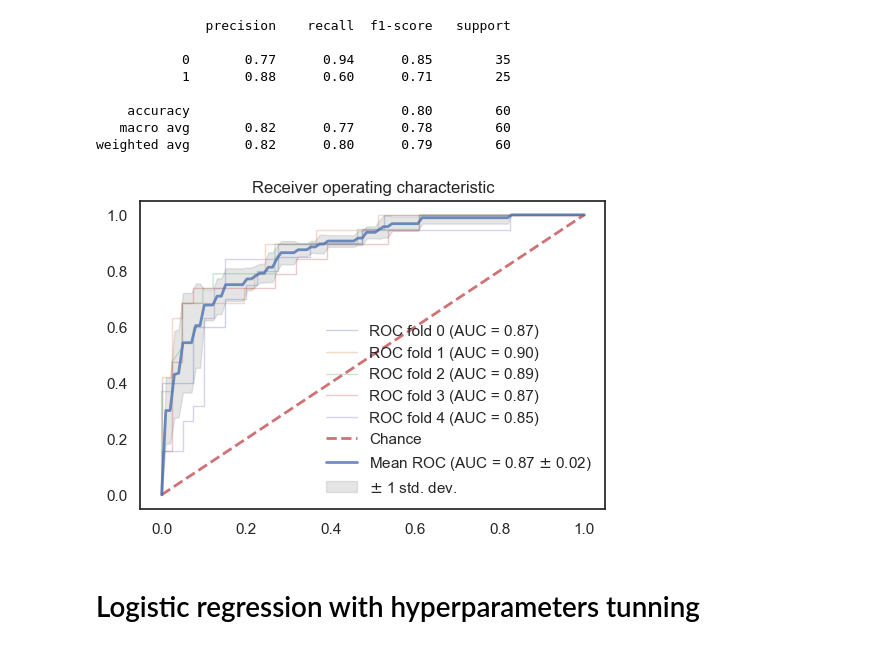
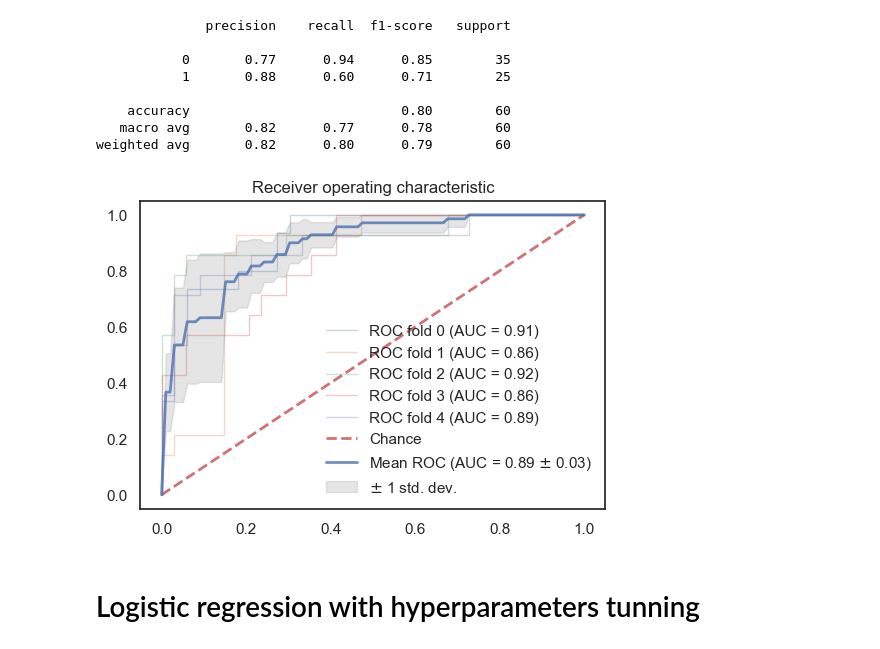
Before and after one commit to SerjWeesp/ml-python, a Jupyter notebook: Classification.ipynb, the cells around one changed output. Cells and saved outputs as stored; diff of their text form; code cells hidden in the pictures.

```diff
--- a/Classification.ipynb
+++ b/Classification.ipynb
@@ -793,9 +793,9 @@ print(classification_report(y_test,svm_pred))
 weighted avg       0.82      0.80      0.79        60
 # %%
 classifier = SVC(shrinking = False, kernel = 'linear', gamma = 0.01, degree = 3, C = 1.0, probability=True)
-plot_roc(X_full_std, y_full, classifier, 5)
+plot_roc(X_train_std, y_train, classifier, 5)
 # %% [output]
-[figure, old version]
+[figure, new version]
 # %% [markdown]
 # Logistic regression with hyperparameters tunning
 # %%
```
Also changed, not shown: parts of 7 cells of this notebook.
